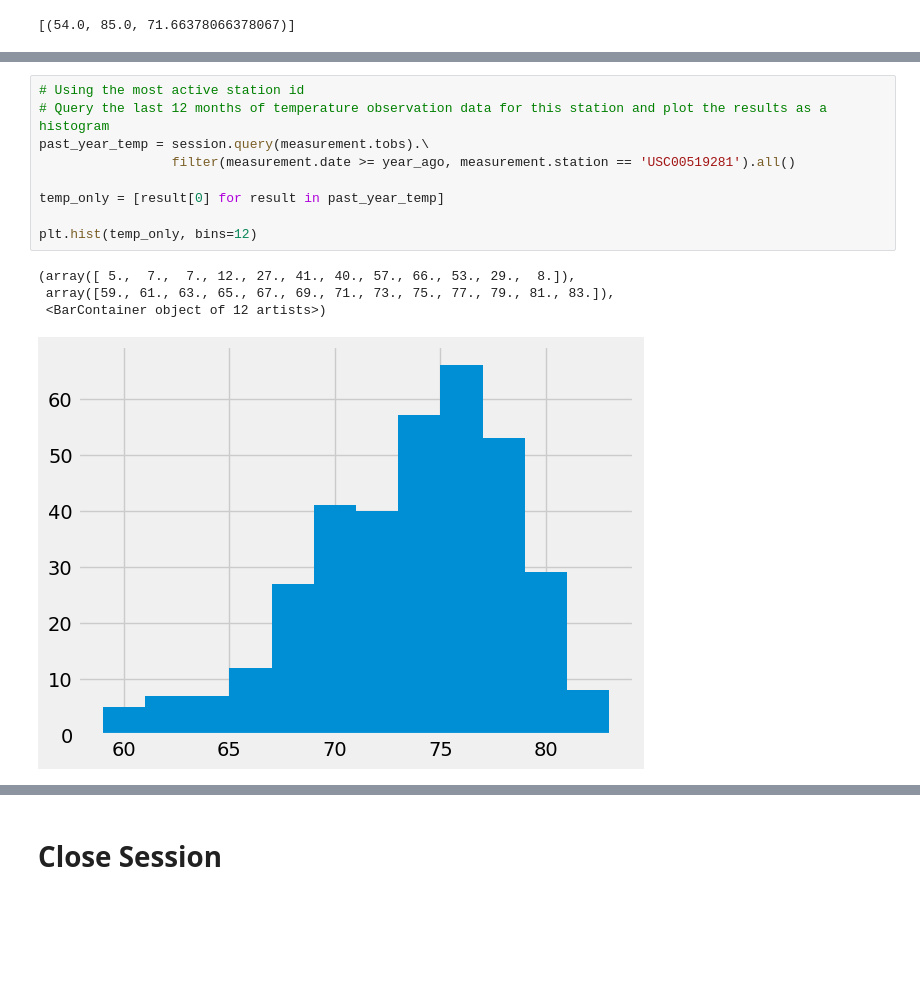
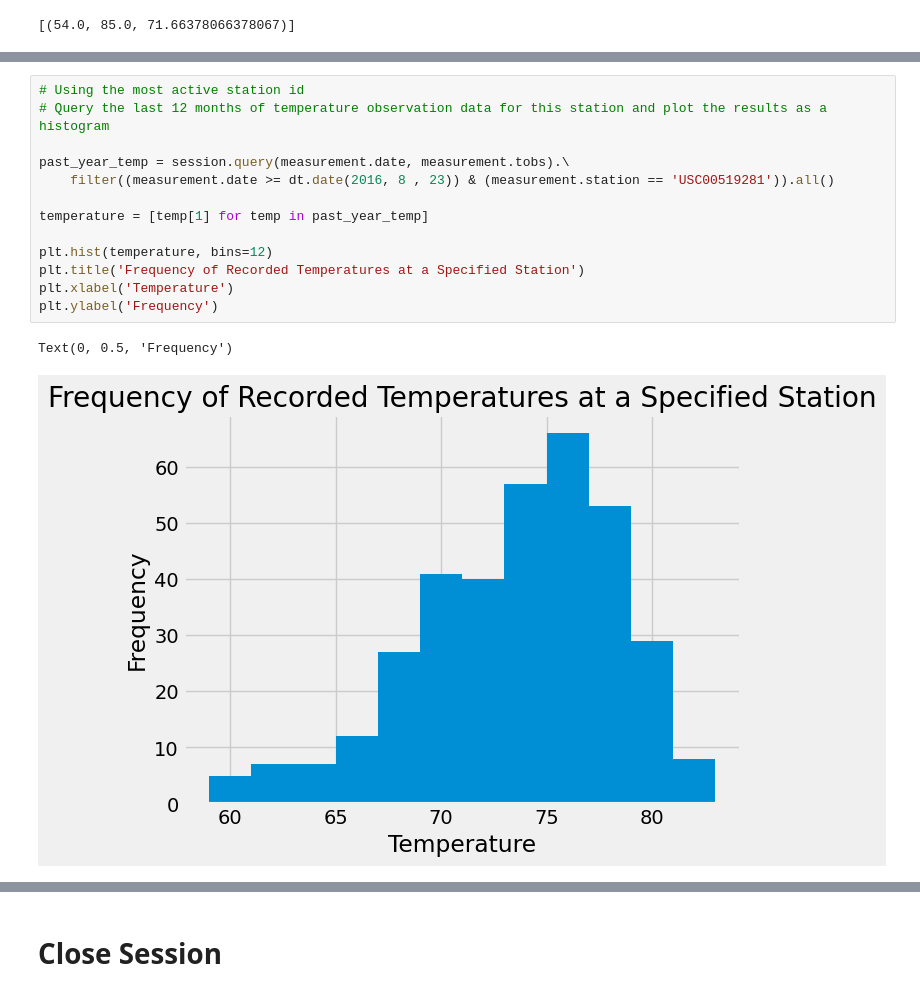
Before and after one commit to alexandriaorvis/sqlalchemy-challenge, a Jupyter notebook: SurfsUp/climate_starter.ipynb, the cells around one changed output, grey strips where cells are left out. Saved outputs shown, nothing was run; the diff lists cells and outputs as text; blank space fills up the shorter version.

```diff
--- a/SurfsUp/climate_starter.ipynb
+++ b/SurfsUp/climate_starter.ipynb
@@ -150,14 +174,16 @@ station_stats
 # %%
 # Using the most active station id
 # Query the last 12 months of temperature observation data for this station and plot the results as a histogram
-past_year_temp = session.query(measurement.tobs).\
-                 filter(measurement.date >= year_ago, measurement.station == 'USC00519281').all()
 
-temp_only = [result[0] for result in past_year_temp]
+past_year_temp = session.query(measurement.date, measurement.tobs).\
+    filter((measurement.date >= dt.date(2016, 8 , 23)) & (measurement.station == 'USC00519281')).all()
 
-plt.hist(temp_only, bins=12)
+temperature = [temp[1] for temp in past_year_temp]
+
+plt.hist(temperature, bins=12)
+plt.title('Frequency of Recorded Temperatures at a Specified Station')
+plt.xlabel('Temperature')
+plt.ylabel('Frequency')
 # %% [output]
-(array([ 5.,  7.,  7., 12., 27., 41., 40., 57., 66., 53., 29.,  8.]),
- array([59., 61., 63., 65., 67., 69., 71., 73., 75., 77., 79., 81., 83.]),
- <BarContainer object of 12 artists>)
+Text(0, 0.5, 'Frequency')
-[figure, old version]
+[figure, new version]
```
Also changed, not shown: parts of 4 cells of this notebook, 1 other file.
